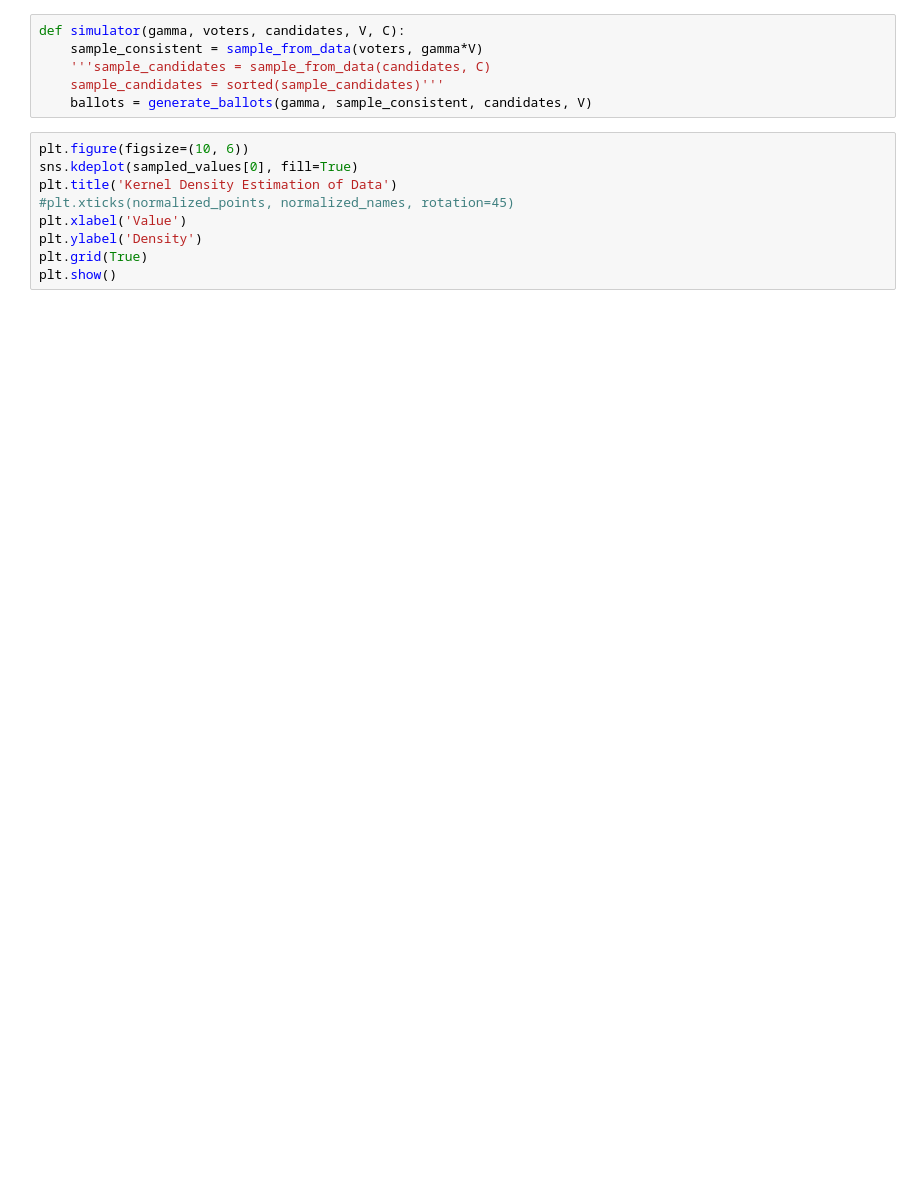
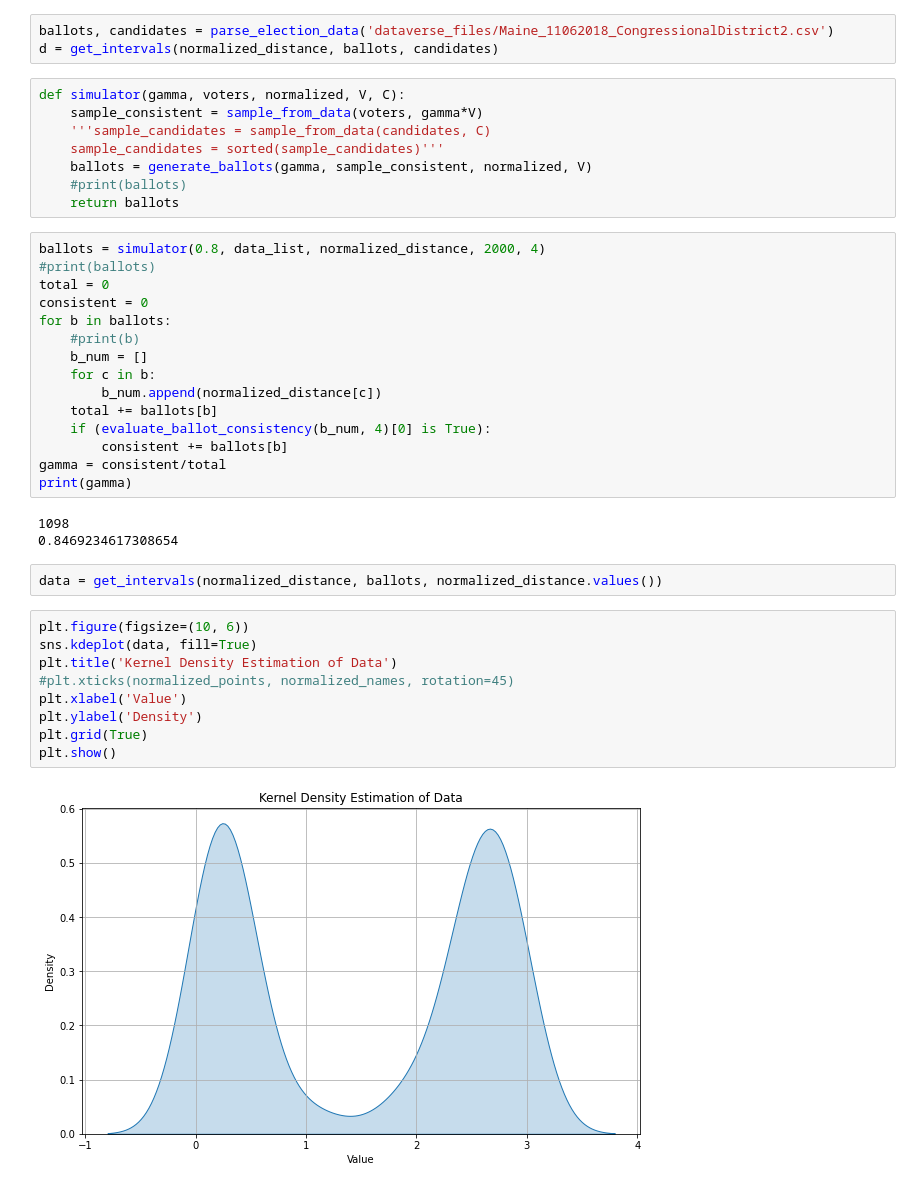
Before and after one commit to ericssimpson/voting-analysis-tools, a Jupyter notebook: team_arrow/clean/simulator.ipynb, the cells around one changed output. Drawn from its saved outputs; the diff is of its cells as text; blank space fills up the shorter version.

Commit message:
simulator updated

```diff
--- a/team_arrow/clean/simulator.ipynb
+++ b/team_arrow/clean/simulator.ipynb
@@ -76,15 +206,42 @@ def generate_ballots(gamma, voters, candidates, V):
+# %%
+ballots, candidates = parse_election_data('dataverse_files/Maine_11062018_CongressionalDistrict2.csv')
+d = get_intervals(normalized_distance, ballots, candidates)
 # %%
-def simulator(gamma, voters, candidates, V, C):
+def simulator(gamma, voters, normalized, V, C):
     sample_consistent = sample_from_data(voters, gamma*V)
     '''sample_candidates = sample_from_data(candidates, C)
     sample_candidates = sorted(sample_candidates)'''
-    ballots = generate_ballots(gamma, sample_consistent, candidates, V)
+    ballots = generate_ballots(gamma, sample_consistent, normalized, V)
+    #print(ballots)
+    return ballots
+# %%
+ballots = simulator(0.8, data_list, normalized_distance, 2000, 4)
+#print(ballots)
+total = 0
+consistent = 0
+for b in ballots:
+    #print(b)
+    b_num = []
+    for c in b:
+        b_num.append(normalized_distance[c])
+    total += ballots[b]
+    if (evaluate_ballot_consistency(b_num, 4)[0] is True):
+        consistent += ballots[b]
+gamma = consistent/total
+print(gamma)
+# %% [output]
+1098
+0.8469234617308654
+# %%
+data = get_intervals(normalized_distance, ballots, normalized_distance.values())
 # %%
 plt.figure(figsize=(10, 6))
-sns.kdeplot(sampled_values[0], fill=True)
+sns.kdeplot(data, fill=True)
 plt.title('Kernel Density Estimation of Data')
 #plt.xticks(normalized_points, normalized_names, rotation=45)
 plt.xlabel('Value')
 plt.ylabel('Density')
 plt.grid(True)
 plt.show()
+# %% [output]
+[figure, added]
```
Also changed, not shown: parts of 10 cells of this notebook, 1 other file.
